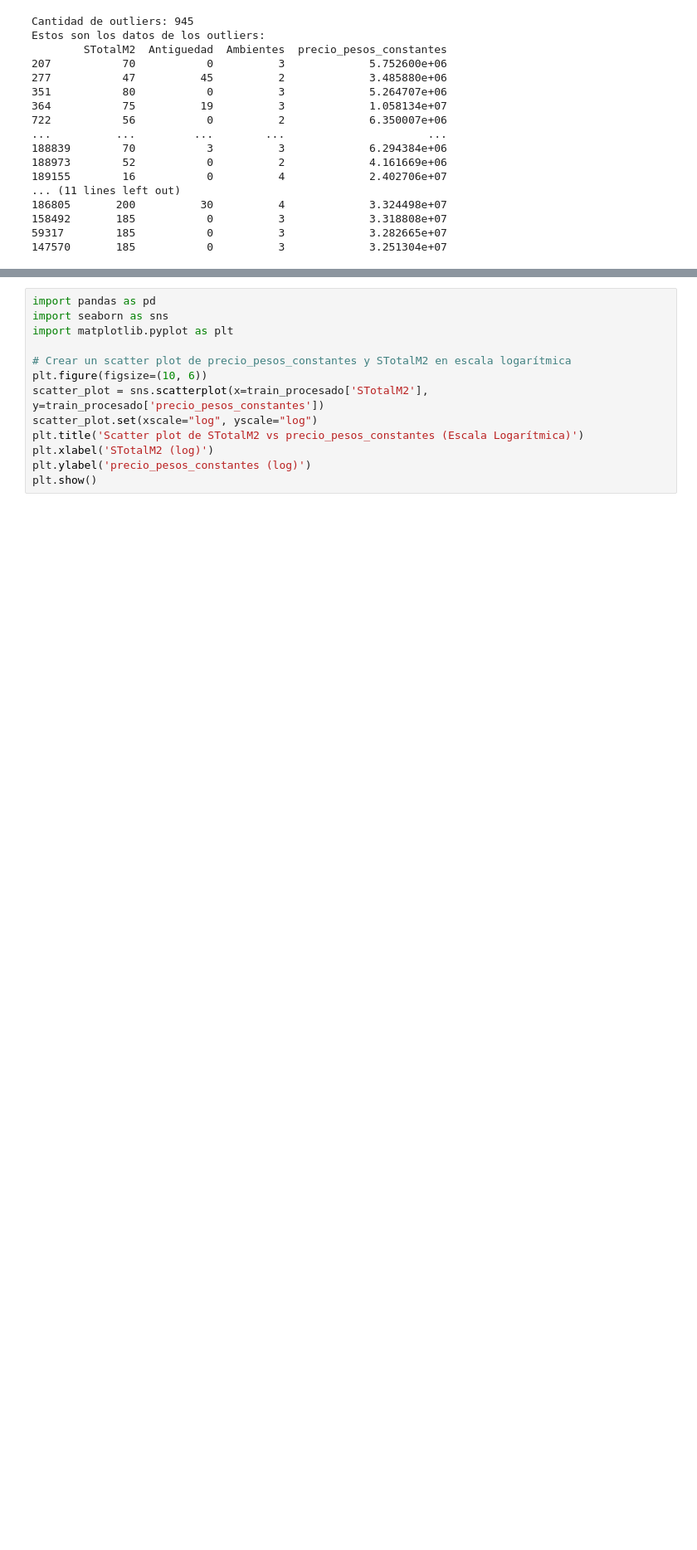
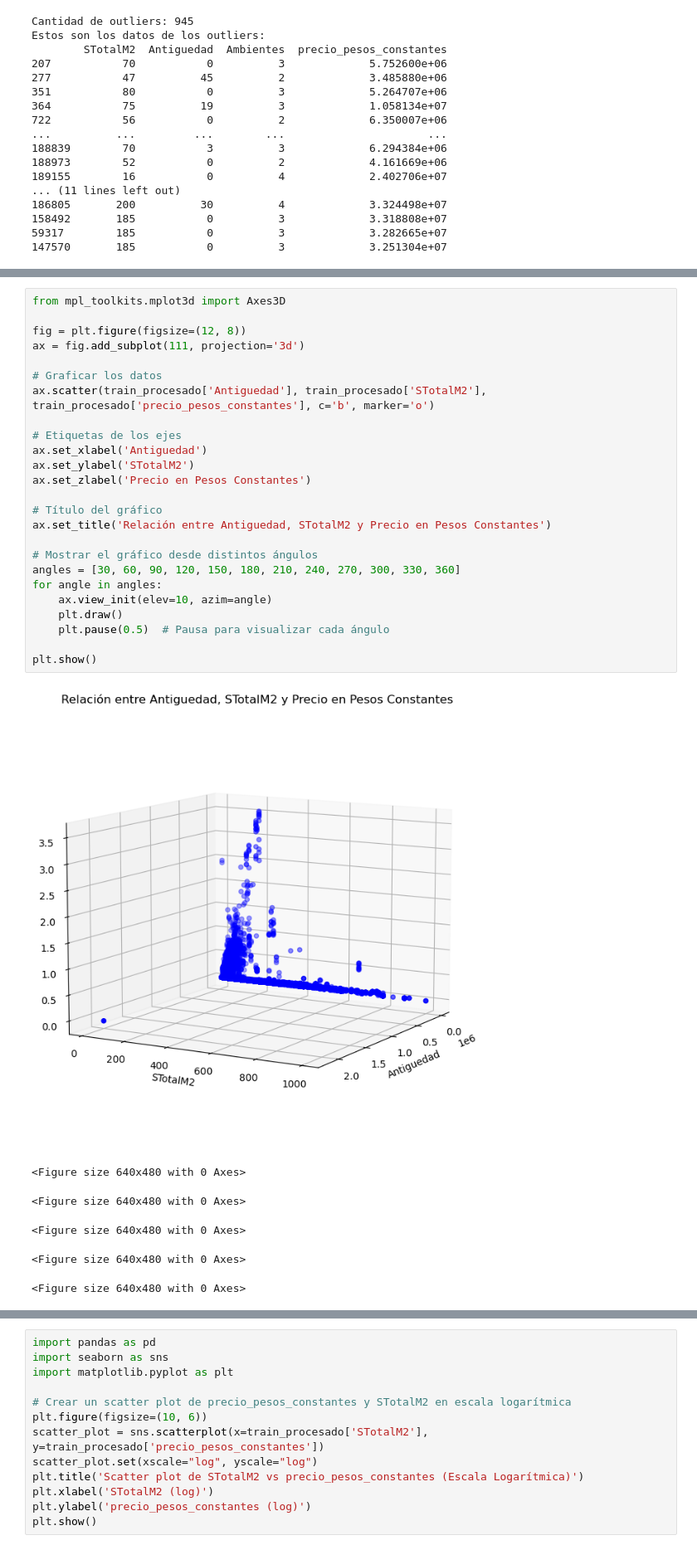
Before and after one commit to Ciror3/proyecto_final_Guerrero_Russi, a Jupyter notebook: notebooks/preprocesamiento.ipynb, the cells around one changed output, grey strips where cells are left out. Shown at 83% size. Cells and saved outputs as stored; diff of their text form; blank space fills up the shorter version.

```diff
--- a/notebooks/preprocesamiento.ipynb
+++ b/notebooks/preprocesamiento.ipynb
@@ -178,0 +194,32 @@ plt.show()
+# %%
+from mpl_toolkits.mplot3d import Axes3D
+
+fig = plt.figure(figsize=(12, 8))
+ax = fig.add_subplot(111, projection='3d')
+
+# Graficar los datos
+ax.scatter(train_procesado['Antiguedad'], train_procesado['STotalM2'], train_procesado['precio_pesos_constantes'], c='b', marker='o')
+
+# Etiquetas de los ejes
+ax.set_xlabel('Antiguedad')
+ax.set_ylabel('STotalM2')
+ax.set_zlabel('Precio en Pesos Constantes')
+
+# Título del gráfico
+ax.set_title('Relación entre Antiguedad, STotalM2 y Precio en Pesos Constantes')
+
+# Mostrar el gráfico desde distintos ángulos
+angles = [30, 60, 90, 120, 150, 180, 210, 240, 270, 300, 330, 360]
+for angle in angles:
+    ax.view_init(elev=10, azim=angle)
+    plt.draw()
+    plt.pause(0.5)  # Pausa para visualizar cada ángulo
+
+plt.show()
+# %% [output]
+[figure, added]
+<Figure size 640x480 with 0 Axes>
+<Figure size 640x480 with 0 Axes>
+<Figure size 640x480 with 0 Axes>
+<Figure size 640x480 with 0 Axes>
+<Figure size 640x480 with 0 Axes>
```
Also changed, not shown: parts of 4 cells of this notebook, 1 other file.
